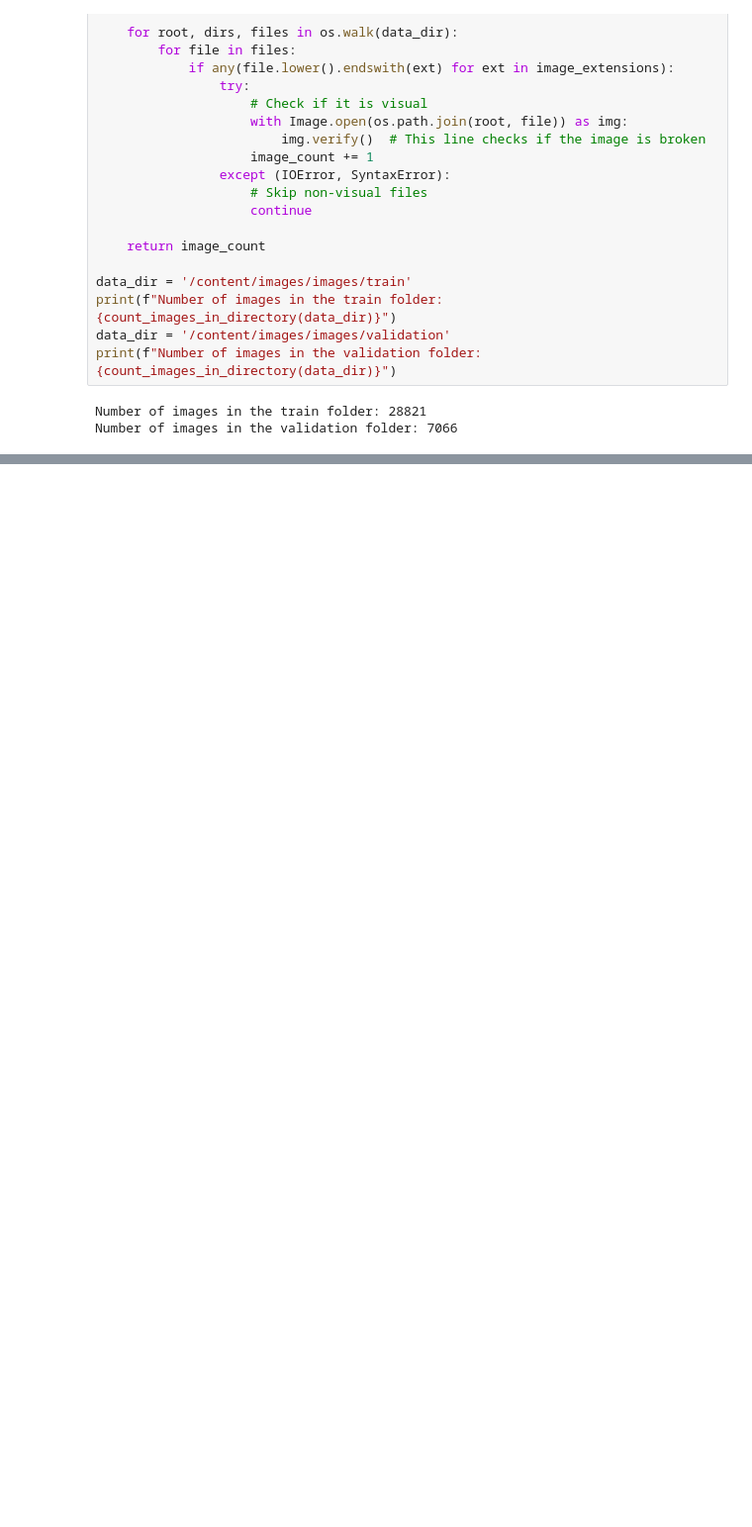
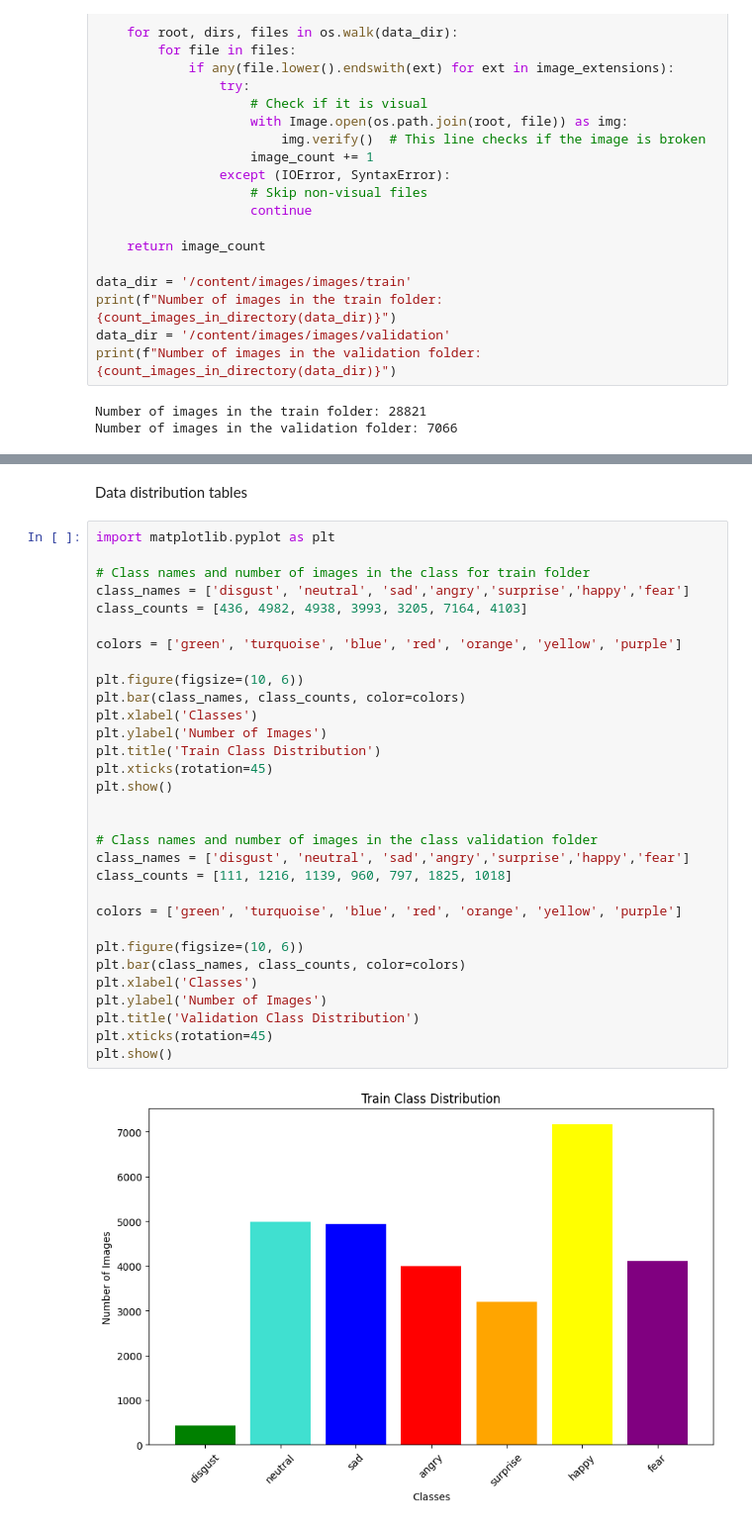
Before and after one commit to SefiyeArican/Face-expression-recognition, a Jupyter notebook: Face_expression_recognition.ipynb, the cells around one changed output, grey strips where cells are left out. Shown at 99% size. Saved outputs shown, nothing was run; the diff lists cells and outputs as text; blank space fills up the shorter version.

```diff
--- a/Face_expression_recognition.ipynb
+++ b/Face_expression_recognition.ipynb
@@ -51,0 +117,35 @@ Number of images in the validation folder: 7066
+# %% [markdown]
+Data distribution tables
+# %%
+import matplotlib.pyplot as plt
+
+# Class names and number of images in the class for train folder
+class_names = ['disgust', 'neutral', 'sad','angry','surprise','happy','fear']
+class_counts = [436, 4982, 4938, 3993, 3205, 7164, 4103]
+
+colors = ['green', 'turquoise', 'blue', 'red', 'orange', 'yellow', 'purple']
+
+plt.figure(figsize=(10, 6))
+plt.bar(class_names, class_counts, color=colors)
+plt.xlabel('Classes')
+plt.ylabel('Number of Images')
+plt.title('Train Class Distribution')
+plt.xticks(rotation=45)
+plt.show()
+
+
+# Class names and number of images in the class validation folder
+class_names = ['disgust', 'neutral', 'sad','angry','surprise','happy','fear']
+class_counts = [111, 1216, 1139, 960, 797, 1825, 1018]
+
+colors = ['green', 'turquoise', 'blue', 'red', 'orange', 'yellow', 'purple']
+
+plt.figure(figsize=(10, 6))
+plt.bar(class_names, class_counts, color=colors)
+plt.xlabel('Classes')
+plt.ylabel('Number of Images')
+plt.title('Validation Class Distribution')
+plt.xticks(rotation=45)
+plt.show()
+# %% [output]
+[figure, added]
```
Also changed, not shown: parts of 2 cells of this notebook.
